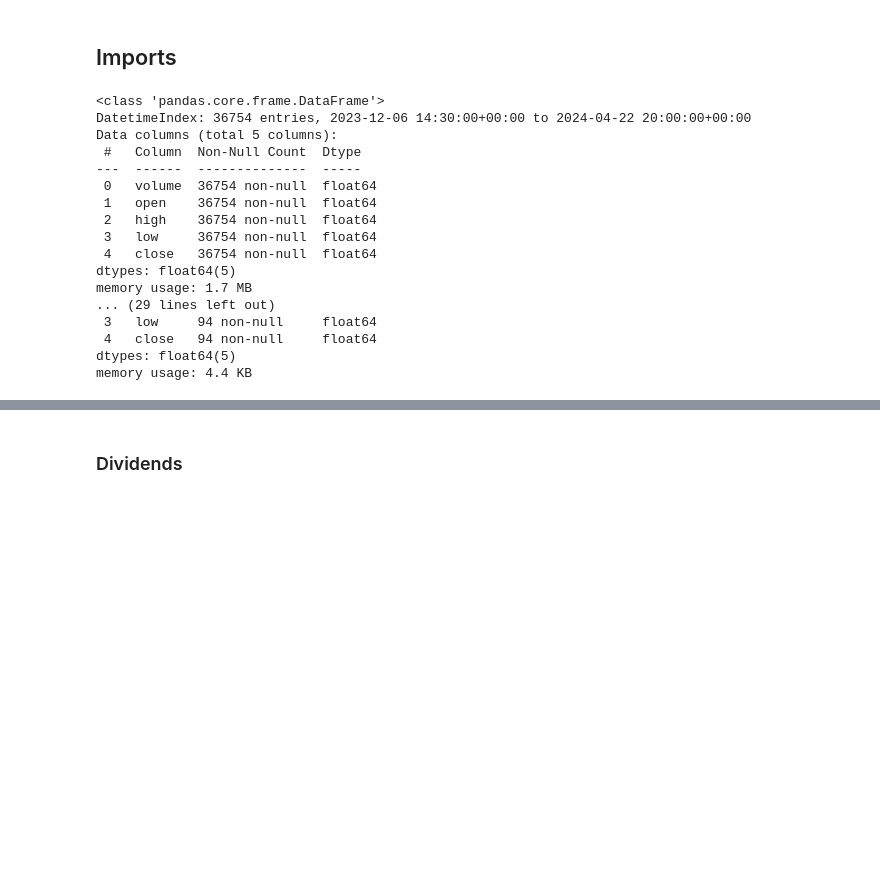
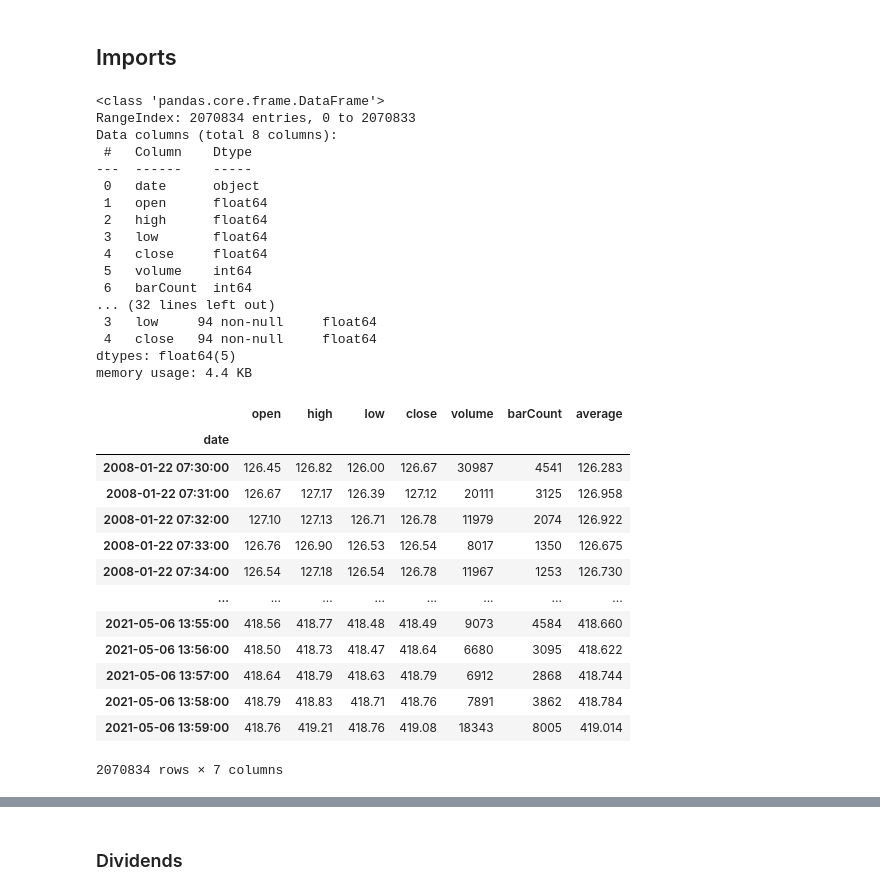
Before and after one commit to blackswan-quants/intraday-momentum, a Jupyter notebook: notebooks/Bug_and_correction.ipynb, the cells around one changed output, grey strips where cells are left out. Cells and saved outputs as stored; diff of their text form; code cells hidden in the pictures; blank space fills up the shorter version.

```diff
--- a/notebooks/Bug_and_correction.ipynb
+++ b/notebooks/Bug_and_correction.ipynb
@@ -27,7 +27,7 @@ logger = logging.getLogger(__name__)
 # %%
 root = path
 
-df_spy = pd.read_pickle(root + "/data/cleaned/intraday_sp500.pkl")
+df_spy = pd.read_csv(root + "/data/cleaned/spy_1min_2008_2021_cleaned.csv")
 df_dividends = pd.read_csv(root + "/data/cleaned/SPY_dividends_2022-05-09_2024-04-22.csv")
 df_spy_daily = pd.read_pickle(root + "/data/cleaned/daily_sp500.pkl")
 
@@ -39,22 +39,42 @@ print("\n")
 df_spy_daily.info()
 # %% [output]
 <class 'pandas.core.frame.DataFrame'>
-DatetimeIndex: 36754 entries, 2023-12-06 14:30:00+00:00 to 2024-04-22 20:00:00+00:00
-Data columns (total 5 columns):
- #   Column  Non-Null Count  Dtype
----  ------  --------------  -----
- 0   volume  36754 non-null  float64
- 1   open    36754 non-null  float64
- 2   high    36754 non-null  float64
- 3   low     36754 non-null  float64
- 4   close   36754 non-null  float64
-dtypes: float64(5)
-memory usage: 1.7 MB
-... (29 lines left out)
+RangeIndex: 2070834 entries, 0 to 2070833
+Data columns (total 8 columns):
+ #   Column    Dtype
+---  ------    -----
+ 0   date      object
+ 1   open      float64
+ 2   high      float64
+ 3   low       float64
+ 4   close     float64
+ 5   volume    int64
+ 6   barCount  int64
+... (32 lines left out)
  3   low     94 non-null     float64
  4   close   94 non-null     float64
 dtypes: float64(5)
 memory usage: 4.4 KB
+# %%
+df_spy.set_index("date", inplace=True)
+df_spy.index = pd.to_datetime(df_spy.index)
+# %%
+df_spy
+# %% [output]
+|  | open | high | low | close | volume | barCount | average |
+| date |  |  |  |  |  |  |  |
+| 2008-01-22 07:30:00 | 126.45 | 126.82 | 126.00 | 126.67 | 30987 | 4541 | 126.283 |
+| 2008-01-22 07:31:00 | 126.67 | 127.17 | 126.39 | 127.12 | 20111 | 3125 | 126.958 |
+| 2008-01-22 07:32:00 | 127.10 | 127.13 | 126.71 | 126.78 | 11979 | 2074 | 126.922 |
+| 2008-01-22 07:33:00 | 126.76 | 126.90 | 126.53 | 126.54 | 8017 | 1350 | 126.675 |
+| 2008-01-22 07:34:00 | 126.54 | 127.18 | 126.54 | 126.78 | 11967 | 1253 | 126.730 |
+| ... | ... | ... | ... | ... | ... | ... | ... |
+| 2021-05-06 13:55:00 | 418.56 | 418.77 | 418.48 | 418.49 | 9073 | 4584 | 418.660 |
+| 2021-05-06 13:56:00 | 418.50 | 418.73 | 418.47 | 418.64 | 6680 | 3095 | 418.622 |
+| 2021-05-06 13:57:00 | 418.64 | 418.79 | 418.63 | 418.79 | 6912 | 2868 | 418.744 |
+| 2021-05-06 13:58:00 | 418.79 | 418.83 | 418.71 | 418.76 | 7891 | 3862 | 418.784 |
+| 2021-05-06 13:59:00 | 418.76 | 419.21 | 418.76 | 419.08 | 18343 | 8005 | 419.014 |
+2070834 rows × 7 columns
 # %%
 dfs = {
     "df_spy": df_spy,
```
Also changed, not shown: parts of 9 cells of this notebook, 1 other file.
